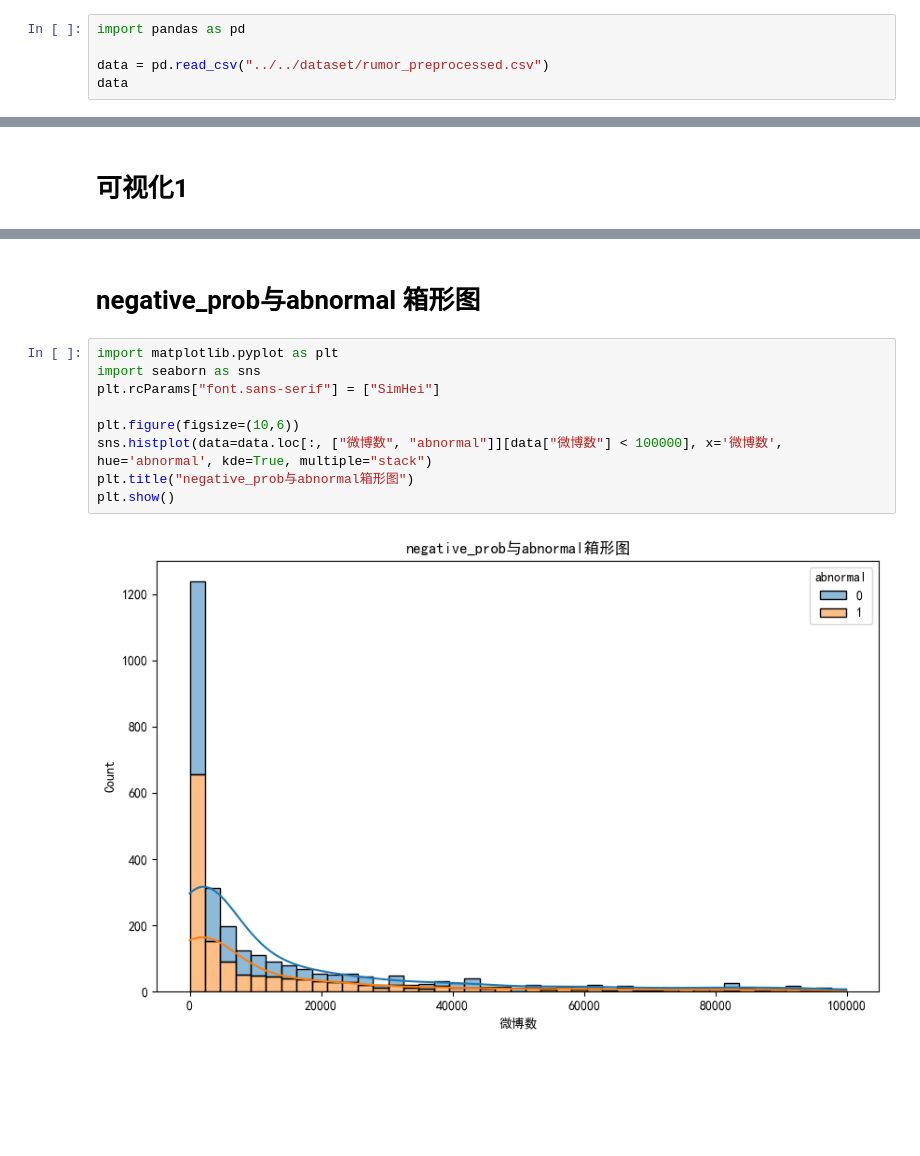
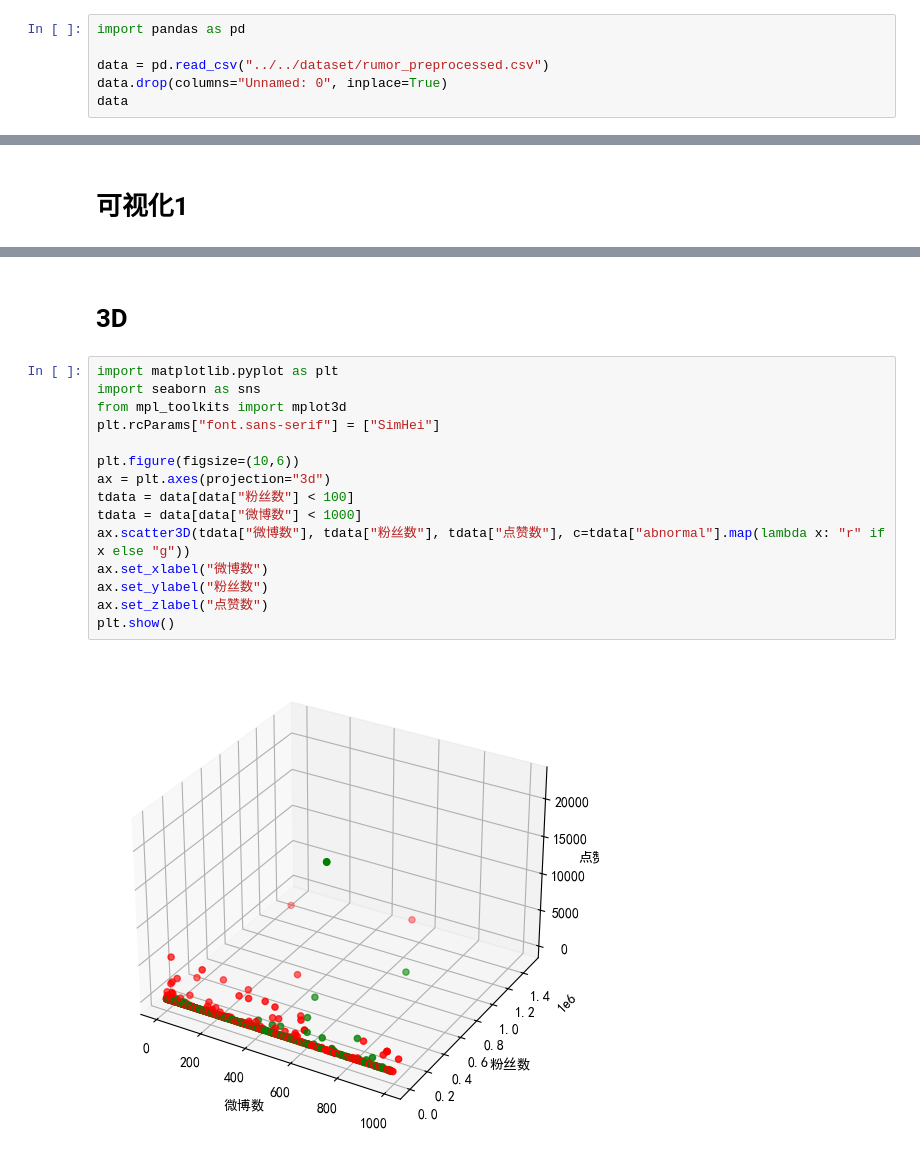
Before and after one commit to DanielZhangyc/DineOptimizer, a Jupyter notebook: src/visualization/visualization.ipynb, the cells around one changed output, grey strips where cells are left out. Drawn from its saved outputs; the diff is of its cells as text; blank space fills up the shorter version.

Commit message:
update visualization

```diff
--- a/src/visualization/visualization.ipynb
+++ b/src/visualization/visualization.ipynb
@@ -4,5 +4,6 @@
 import pandas as pd
 
 data = pd.read_csv("../../dataset/rumor_preprocessed.csv")
+data.drop(columns="Unnamed: 0", inplace=True)
 data
 # %% [output]
@@ -32,13 +33,19 @@ sns.pairplot(data=data, hue="abnormal")
-# %% [markdown]
-# negative_prob与abnormal 箱形图
+# %% [markdown]
+# 3D
 # %%
 import matplotlib.pyplot as plt
 import seaborn as sns
+from mpl_toolkits import mplot3d
 plt.rcParams["font.sans-serif"] = ["SimHei"]
 
 plt.figure(figsize=(10,6))
-sns.histplot(data=data.loc[:, ["微博数", "abnormal"]][data["微博数"] < 100000], x='微博数', hue='abnormal', kde=True, multiple="stack")
-plt.title("negative_prob与abnormal箱形图")
+ax = plt.axes(projection="3d")
+tdata = data[data["粉丝数"] < 100]
+tdata = data[data["微博数"] < 1000]
+ax.scatter3D(tdata["微博数"], tdata["粉丝数"], tdata["点赞数"], c=tdata["abnormal"].map(lambda x: "r" if x else "g"))
+ax.set_xlabel("微博数")
+ax.set_ylabel("粉丝数")
+ax.set_zlabel("点赞数")
 plt.show()
 # %% [output]
-[figure, old version]
+[figure, new version]
```
Also changed, not shown: parts of 5 cells of this notebook.
